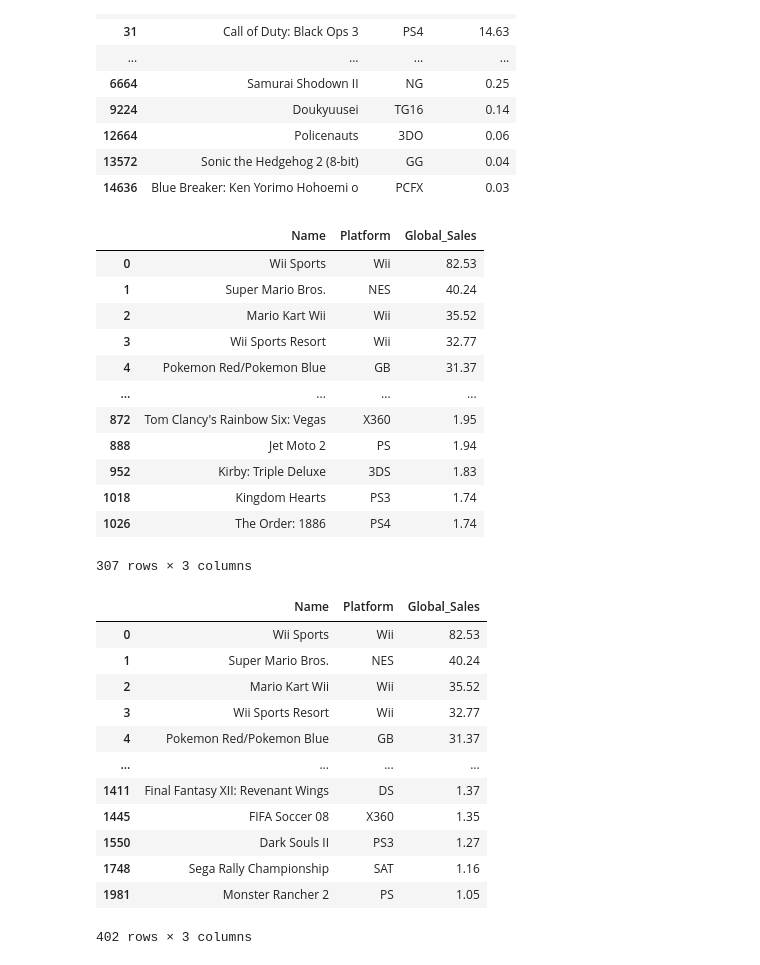
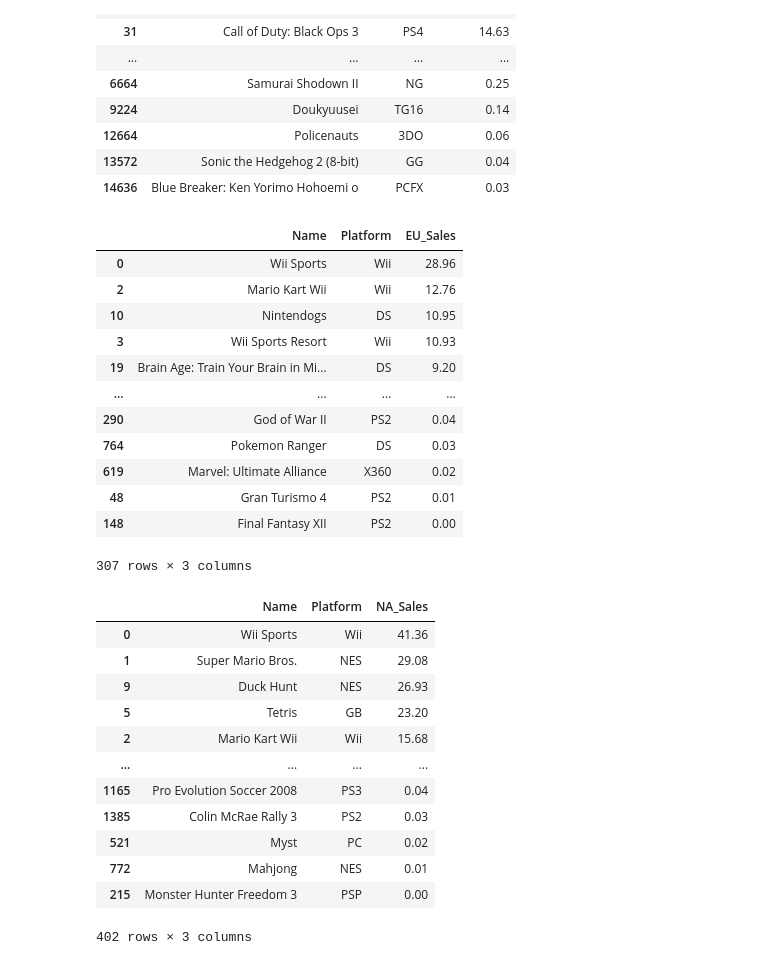
Before and after one commit to JamesWillems/dataset_video_game, a Jupyter notebook: video_game_kirsten.ipynb, the cells around one changed output. Drawn from its saved outputs; the diff is of its cells as text; code cells hidden in the pictures.

```diff
--- a/video_game_kirsten.ipynb
+++ b/video_game_kirsten.ipynb
@@ -203,35 +203,35 @@ videogame_df.loc[videogame_df.groupby('Platform')['Global_Sales'].idxmax().sort_
 | 14636 | Blue Breaker: Ken Yorimo Hohoemi o | PCFX | 0.03 |
 # %%
 #check the best selling game by region
-videogame_df.loc[videogame_df.groupby('EU_Sales')['Global_Sales'].idxmax().sort_values(ascending=True)][['Name', 'Platform', 'Global_Sales']]
+videogame_df.loc[videogame_df.groupby('EU_Sales')['EU_Sales'].idxmax()][['Name', 'Platform', 'EU_Sales']].sort_values(by='EU_Sales', ascending=False)
 # %% [output]
-|  | Name | Platform | Global_Sales |
-| 0 | Wii Sports | Wii | 82.53 |
-| 1 | Super Mario Bros. | NES | 40.24 |
-| 2 | Mario Kart Wii | Wii | 35.52 |
-| 3 | Wii Sports Resort | Wii | 32.77 |
-| 4 | Pokemon Red/Pokemon Blue | GB | 31.37 |
+|  | Name | Platform | EU_Sales |
+| 0 | Wii Sports | Wii | 28.96 |
+| 2 | Mario Kart Wii | Wii | 12.76 |
+| 10 | Nintendogs | DS | 10.95 |
+| 3 | Wii Sports Resort | Wii | 10.93 |
+| 19 | Brain Age: Train Your Brain in Mi... | DS | 9.20 |
 | ... | ... | ... | ... |
-| 872 | Tom Clancy's Rainbow Six: Vegas | X360 | 1.95 |
-| 888 | Jet Moto 2 | PS | 1.94 |
-| 952 | Kirby: Triple Deluxe | 3DS | 1.83 |
-| 1018 | Kingdom Hearts | PS3 | 1.74 |
-| 1026 | The Order: 1886 | PS4 | 1.74 |
+| 290 | God of War II | PS2 | 0.04 |
+| 764 | Pokemon Ranger | DS | 0.03 |
+| 619 | Marvel: Ultimate Alliance | X360 | 0.02 |
+| 48 | Gran Turismo 4 | PS2 | 0.01 |
+| 148 | Final Fantasy XII | PS2 | 0.00 |
 307 rows × 3 columns
 # %%
 #check the best selling game by region
-videogame_df.loc[videogame_df.groupby('NA_Sales')['Global_Sales'].idxmax().sort_values(ascending=True)][['Name', 'Platform', 'Global_Sales']]
+videogame_df.loc[videogame_df.groupby('NA_Sales')['NA_Sales'].idxmax()][['Name', 'Platform', 'NA_Sales']].sort_values(by='NA_Sales', ascending=False)
 # %% [output]
-|  | Name | Platform | Global_Sales |
-| 0 | Wii Sports | Wii | 82.53 |
-| 1 | Super Mario Bros. | NES | 40.24 |
-| 2 | Mario Kart Wii | Wii | 35.52 |
-| 3 | Wii Sports Resort | Wii | 32.77 |
-| 4 | Pokemon Red/Pokemon Blue | GB | 31.37 |
+|  | Name | Platform | NA_Sales |
+| 0 | Wii Sports | Wii | 41.36 |
+| 1 | Super Mario Bros. | NES | 29.08 |
+| 9 | Duck Hunt | NES | 26.93 |
+| 5 | Tetris | GB | 23.20 |
+| 2 | Mario Kart Wii | Wii | 15.68 |
 | ... | ... | ... | ... |
-| 1411 | Final Fantasy XII: Revenant Wings | DS | 1.37 |
-| 1445 | FIFA Soccer 08 | X360 | 1.35 |
-| 1550 | Dark Souls II | PS3 | 1.27 |
-| 1748 | Sega Rally Championship | SAT | 1.16 |
-| 1981 | Monster Rancher 2 | PS | 1.05 |
+| 1165 | Pro Evolution Soccer 2008 | PS3 | 0.04 |
+| 1385 | Colin McRae Rally 3 | PS2 | 0.03 |
+| 521 | Myst | PC | 0.02 |
+| 772 | Mahjong | NES | 0.01 |
+| 215 | Monster Hunter Freedom 3 | PSP | 0.00 |
 402 rows × 3 columns
```
Also changed, not shown: parts of 2 cells of this notebook.
